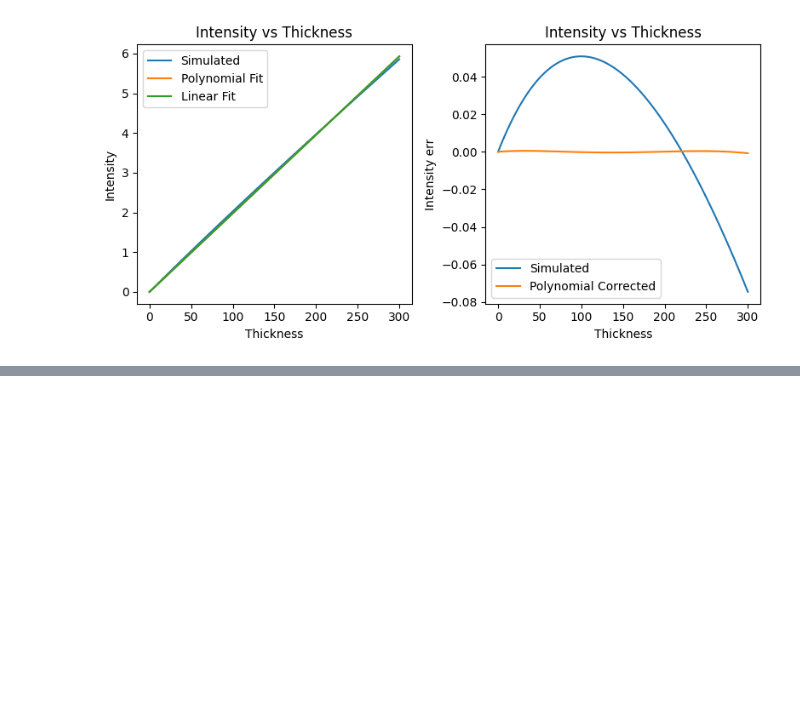
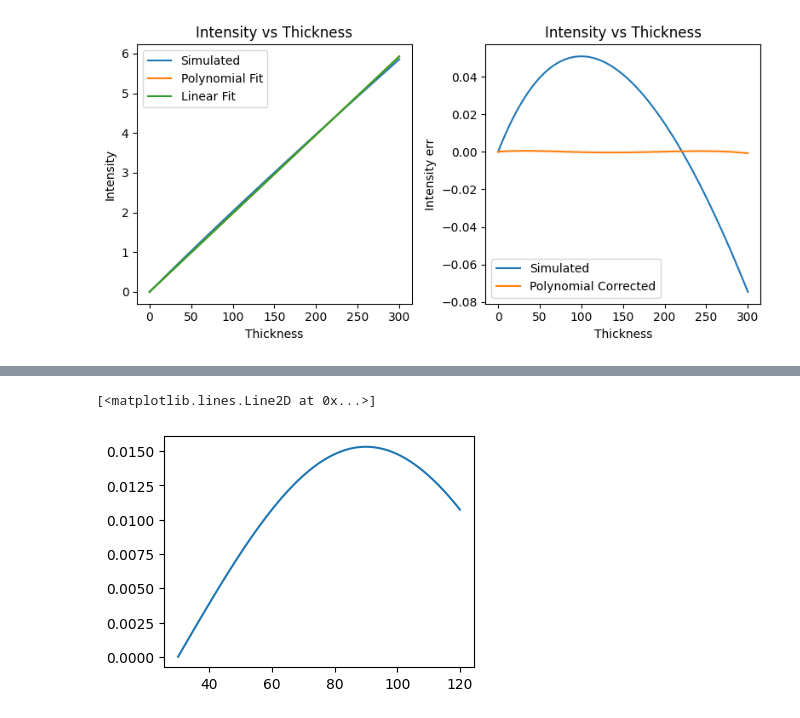
Before and after one commit to wudufan/pcct_md_diffusion, a Jupyter notebook: src/pcct_md_diffusion/md/post_correction_img/notebooks/mect_phantom_simul.ipynb, the cells around one changed output, grey strips where cells are left out. Cells and saved outputs as stored; diff of their text form; code cells hidden in the pictures; blank space fills up the shorter version.

```diff
--- a/src/pcct_md_diffusion/md/post_correction_img/notebooks/mect_phantom_simul.ipynb
+++ b/src/pcct_md_diffusion/md/post_correction_img/notebooks/mect_phantom_simul.ipynb
@@ -210,0 +262,17 @@ sitk.WriteImage(sitk_recon, os.path.join(calibration_dir, 'recon_fit.nii.gz'))
+# %%
+def gaussian(x, mu, sig):
+    return (
+        1.0 / (np.sqrt(2.0 * np.pi) * sig) * np.exp(-np.power((x - mu) / sig, 2.0) / 2)
+    )
+
+u0 = 90
+std = 60
+u = gaussian(df_att['energy'].values, u0, std)
+u = u - u.min()
+u = u / np.sum(u)
+
+plt.figure(figsize=(4, 3))
+plt.plot(df_att['energy'], u)
+# %% [output]
+[<matplotlib.lines.Line2D at 0x...>]
+[figure, added]
```
Also changed, not shown: parts of 17 cells of this notebook.
